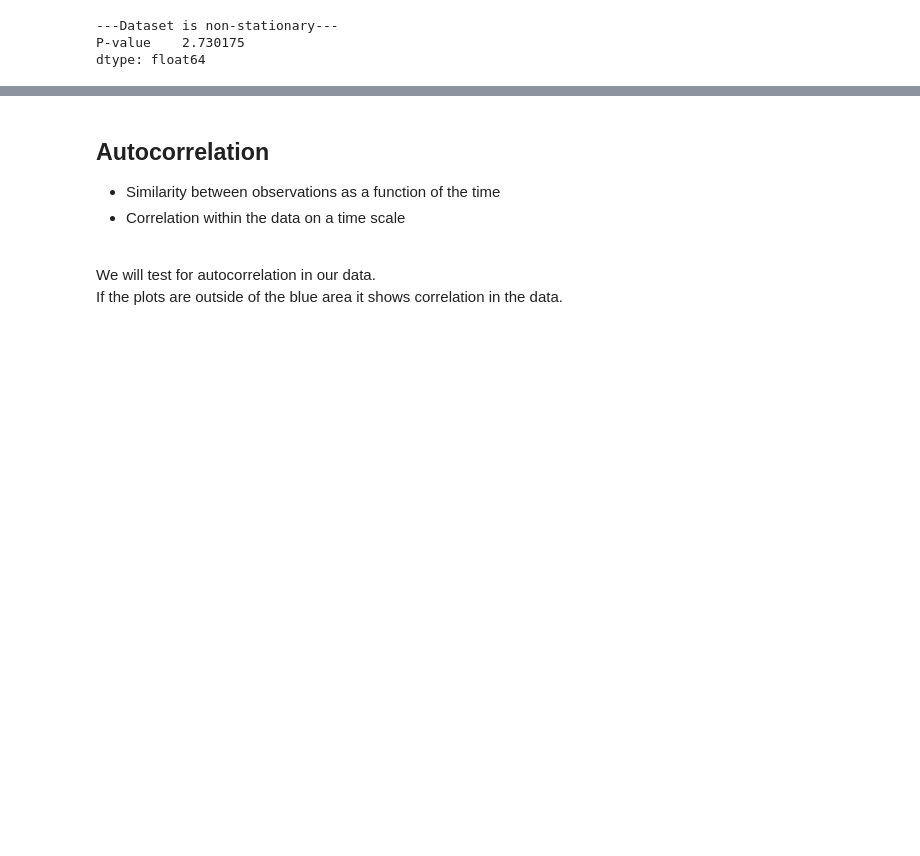
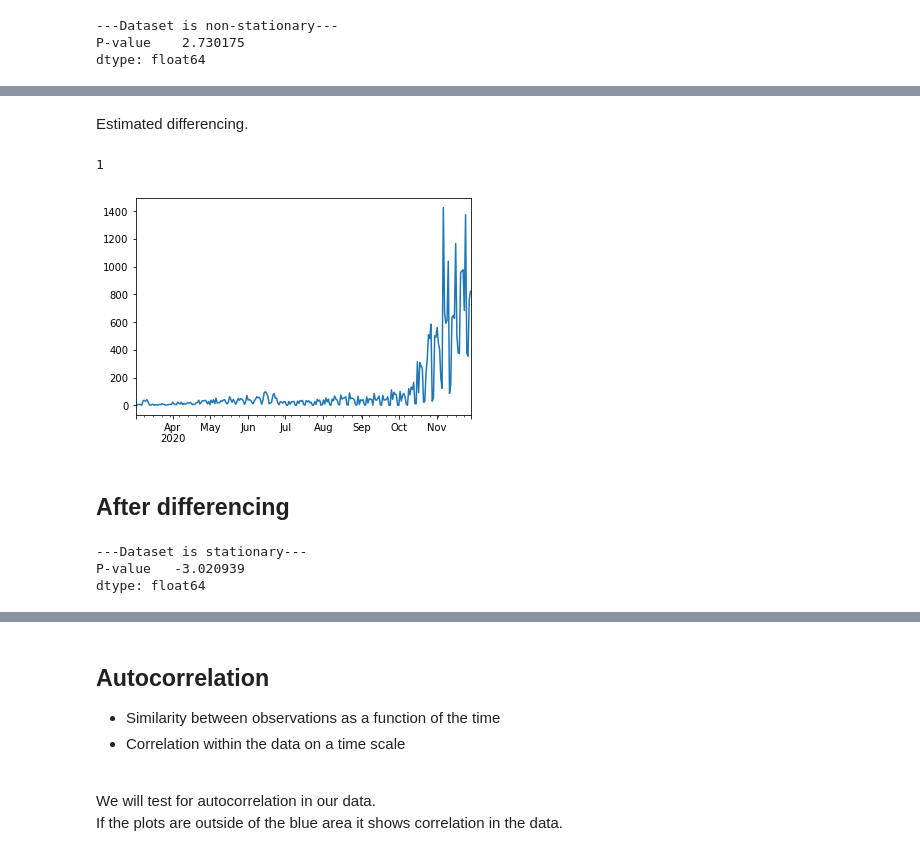
Before and after one commit to helenabarmer/machine_learning_intro, a Jupyter notebook: Regression/timeseries_forecasting.ipynb, the cells around one changed output, grey strips where cells are left out. Saved outputs shown, nothing was run; the diff lists cells and outputs as text; code cells hidden in the pictures; blank space fills up the shorter version.

```diff
--- a/Regression/timeseries_forecasting.ipynb
+++ b/Regression/timeseries_forecasting.ipynb
@@ -157,0 +173,3 @@ dtype: float64
+# %%
+# Make a copy of the dataframe
+df_differencing = df_covid.copy()
@@ -157,0 +187,19 @@ dtype: float64
+# %% [markdown]
+Estimated differencing.
+# %%
+differencing_estimation(df_differencing)
+# %% [output]
+1
+# %%
+df_differencing.plot();
+# %% [output]
+[figure, added]
+# %% [markdown]
+## After differencing
+# %%
+df_differencing = df_differencing.diff().dropna()
+stationarity_test(df_differencing)
+# %% [output]
+---Dataset is stationary---
+P-value   -3.020939
+dtype: float64
```
Also changed, not shown: parts of 54 cells of this notebook.
